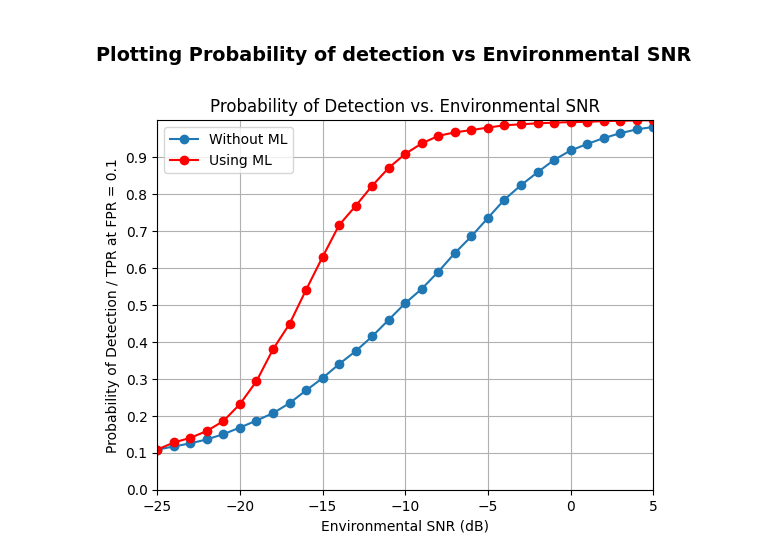
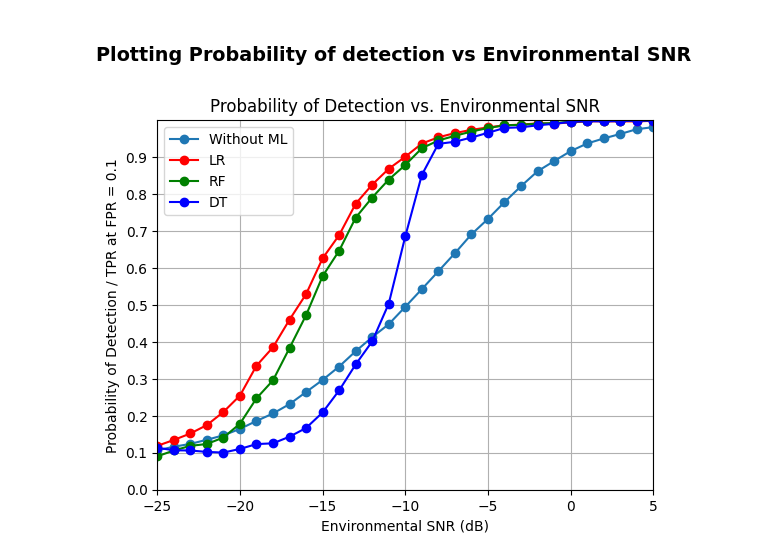
Before and after one commit to suyashvsingh/NOMA-ML-Spectrum-Detection-CIoT, a Jupyter notebook: Pd_vs_SNR.ipynb, the cells around one changed output. Drawn from its saved outputs; the diff is of its cells as text; code cells hidden in the pictures.

```diff
--- a/Pd_vs_SNR.ipynb
+++ b/Pd_vs_SNR.ipynb
@@ -28,7 +30,9 @@ transmitter_power = 1
 ### Lists to store results
 # %%
 Pds = []  # List to store detection probabilities
-TPRs = []  # List to store true positive rates
+TPRs_LR = []  # List to store true positive rates
+TPRs_RF = []  # List to store true positive rates
+TPRs_DT = []  # List to store true positive rates
 # %% [markdown]
 ### Monte Carlo simulation
 # %%
@@ -195,31 +173,38 @@ SNR: -22 dB Probability of detection: 0.13603385731559856 fTPR at 0.1 FPR: 0.162
 ### Convert lists to numpy arrays
 # %%
 Pds = np.array(Pds)
-TPRs = np.array(TPRs)
+TPRs_LR = np.array(TPRs_LR)
 # %% [markdown]
 ### Plotting Probability of detection vs Environmental SNR
 # %%
 from scipy.signal import savgol_filter
 
 plt.figure()
 
 # Smooth the graph of Pds
 Pds_smooth = savgol_filter(Pds, window_length=5, polyorder=3)
-TPRs_smooth = savgol_filter(TPRs, window_length=5, polyorder=3)
+
+TPRs_LR_smooth = savgol_filter(TPRs_LR, window_length=5, polyorder=3)
+TPRs_RF_smooth = savgol_filter(TPRs_RF, window_length=5, polyorder=3)
+TPRs_DT_smooth = savgol_filter(TPRs_DT, window_length=5, polyorder=3)
 
 plt.yticks(np.arange(0, 1, 0.1))
 plt.ylim(0, 1)
 plt.xlim(-25, 5)
 
 # Plot the smoothed Probability of Detection vs. Environmental SNR
 plt.plot(env_SNRs_dB, Pds_smooth, marker="o", label="Without ML")
-plt.plot(env_SNRs_dB, TPRs_smooth, marker="o", color="red", label="Using ML")
+
+plt.plot(env_SNRs_dB, TPRs_LR_smooth, marker="o", color="red", label="LR")
+plt.plot(env_SNRs_dB, TPRs_RF_smooth, marker="o", color="green", label="RF")
+plt.plot(env_SNRs_dB, TPRs_DT_smooth, marker="o", color="blue", label="DT")
+
 
 plt.title("Probability of Detection vs. Environmental SNR")
 plt.xlabel("Environmental SNR (dB)")
 plt.ylabel("Probability of Detection / TPR at FPR = 0.1")
 plt.grid(True)
 plt.legend()
 plt.show()
 # %% [output]
-[figure, old version]
+[figure, new version]
```
Also changed, not shown: parts of 2 cells of this notebook, 2 other files.
